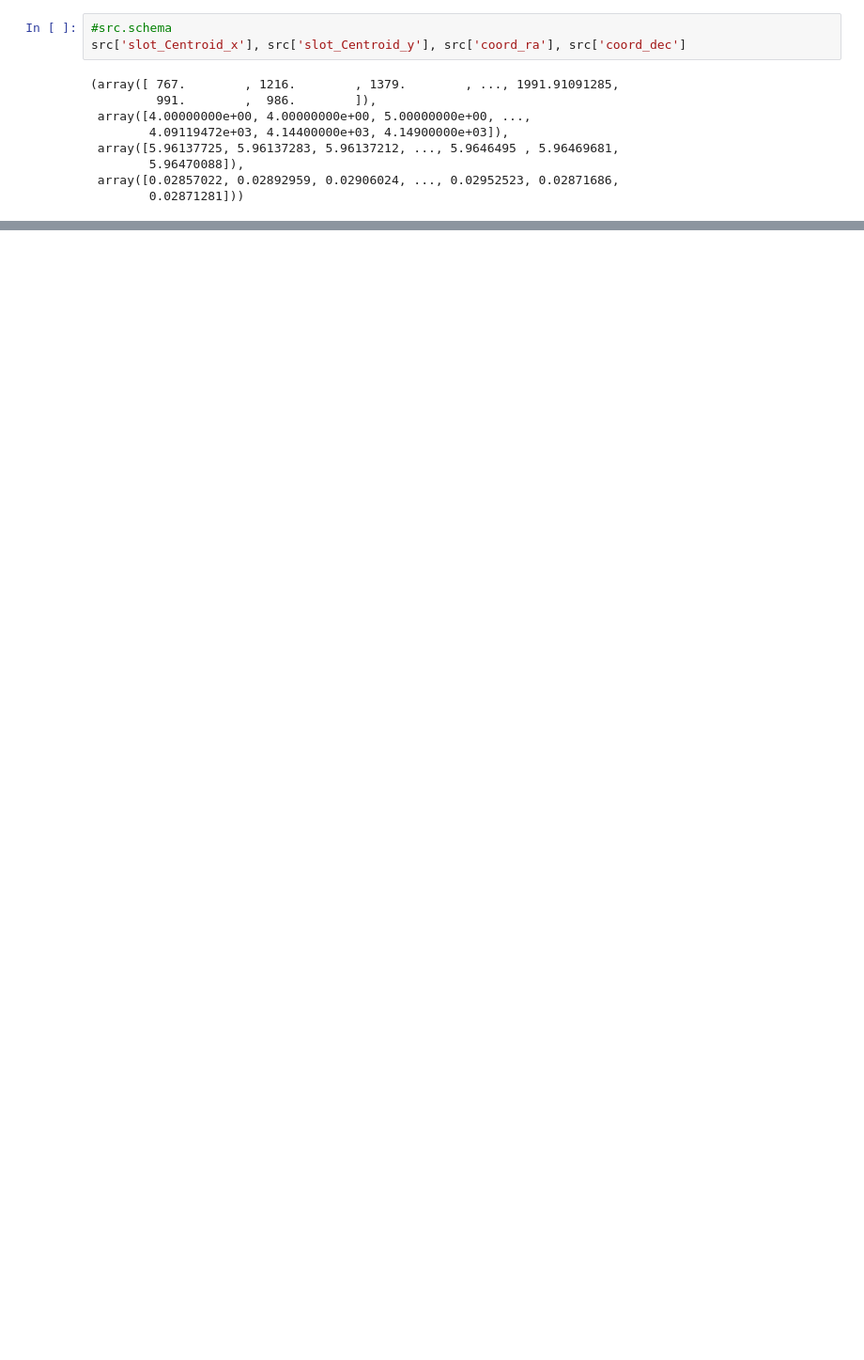
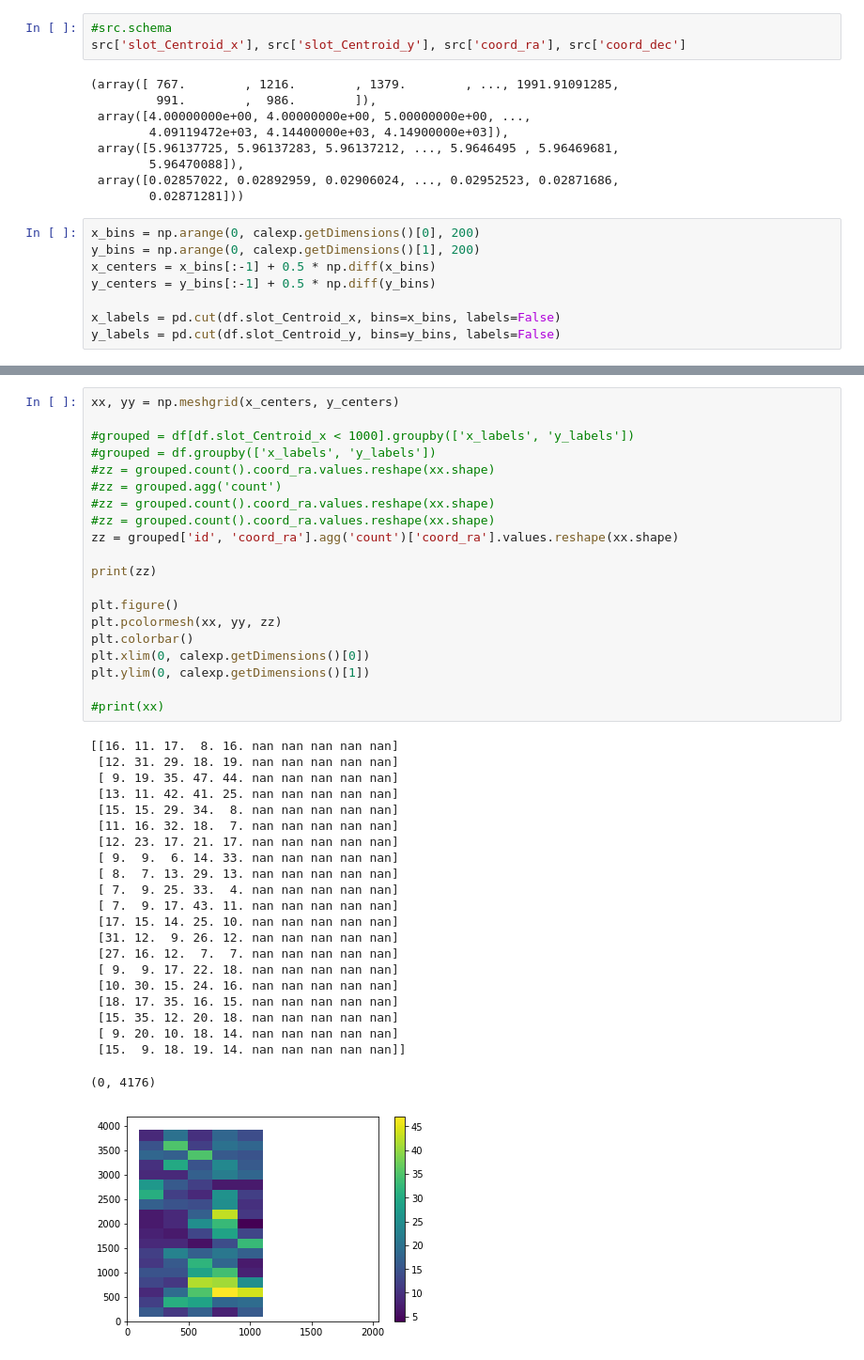
Before and after one commit to lsst-sitcom/notebooks, a Jupyter notebook: image_quality_demo.ipynb, the cells around one changed output, grey strips where cells are left out. Shown: that part at 94% size. Cells and saved outputs as stored; diff of their text form; blank space fills up the shorter version.

```diff
--- a/image_quality_demo.ipynb
+++ b/image_quality_demo.ipynb
@@ -315,3 +355,11 @@ src['slot_Centroid_x'], src['slot_Centroid_y'], src['coord_ra'], src['coord_dec'
         5.96470088]),
  array([0.02857022, 0.02892959, 0.02906024, ..., 0.02952523, 0.02871686,
         0.02871281]))
+# %%
+x_bins = np.arange(0, calexp.getDimensions()[0], 200)
+y_bins = np.arange(0, calexp.getDimensions()[1], 200)
+x_centers = x_bins[:-1] + 0.5 * np.diff(x_bins)
+y_centers = y_bins[:-1] + 0.5 * np.diff(y_bins)
+
+x_labels = pd.cut(df.slot_Centroid_x, bins=x_bins, labels=False)
+y_labels = pd.cut(df.slot_Centroid_y, bins=y_bins, labels=False)
@@ -326,0 +406,43 @@ plt.colorbar()
+# %%
+xx, yy = np.meshgrid(x_centers, y_centers)
+
+#grouped = df[df.slot_Centroid_x < 1000].groupby(['x_labels', 'y_labels'])
+#grouped = df.groupby(['x_labels', 'y_labels'])
+#zz = grouped.count().coord_ra.values.reshape(xx.shape)
+#zz = grouped.agg('count')
+#zz = grouped.count().coord_ra.values.reshape(xx.shape)
+#zz = grouped.count().coord_ra.values.reshape(xx.shape)
+zz = grouped['id', 'coord_ra'].agg('count')['coord_ra'].values.reshape(xx.shape)
+
+print(zz)
+
+plt.figure()
+plt.pcolormesh(xx, yy, zz)
+plt.colorbar()
+plt.xlim(0, calexp.getDimensions()[0])
+plt.ylim(0, calexp.getDimensions()[1])
+
+#print(xx)
+# %% [output]
+[[16. 11. 17.  8. 16. nan nan nan nan nan]
+ [12. 31. 29. 18. 19. nan nan nan nan nan]
+ [ 9. 19. 35. 47. 44. nan nan nan nan nan]
+ [13. 11. 42. 41. 25. nan nan nan nan nan]
+ [15. 15. 29. 34.  8. nan nan nan nan nan]
+ [11. 16. 32. 18.  7. nan nan nan nan nan]
+ [12. 23. 17. 21. 17. nan nan nan nan nan]
+ [ 9.  9.  6. 14. 33. nan nan nan nan nan]
+ [ 8.  7. 13. 29. 13. nan nan nan nan nan]
+ [ 7.  9. 25. 33.  4. nan nan nan nan nan]
+ [ 7.  9. 17. 43. 11. nan nan nan nan nan]
+ [17. 15. 14. 25. 10. nan nan nan nan nan]
+ [31. 12.  9. 26. 12. nan nan nan nan nan]
+ [27. 16. 12.  7.  7. nan nan nan nan nan]
+ [ 9.  9. 17. 22. 18. nan nan nan nan nan]
+ [10. 30. 15. 24. 16. nan nan nan nan nan]
+ [18. 17. 35. 16. 15. nan nan nan nan nan]
+ [15. 35. 12. 20. 18. nan nan nan nan nan]
+ [ 9. 20. 10. 18. 14. nan nan nan nan nan]
+ [15.  9. 18. 19. 14. nan nan nan nan nan]]
+(0, 4176)
+[figure, added]
```
Also changed, not shown: parts of 12 cells of this notebook.
